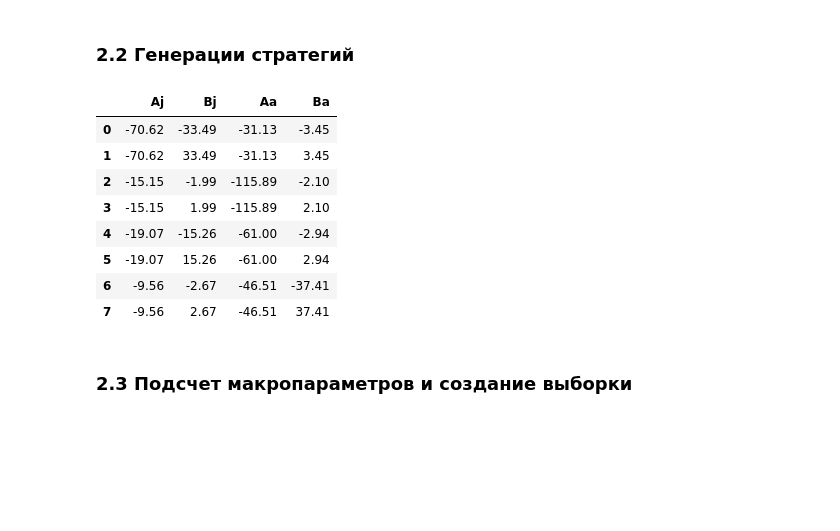
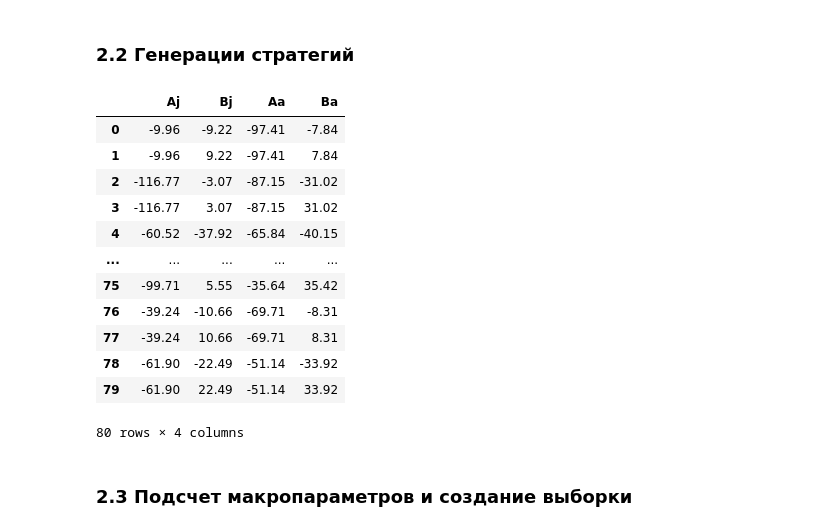
Before and after one commit to Breketov/MMPO, a Jupyter notebook: Project.ipynb, the cells around one changed output. Cells and saved outputs as stored; diff of their text form; code cells hidden in the pictures; blank space fills up the shorter version.

```diff
--- a/Project.ipynb
+++ b/Project.ipynb
@@ -219,42 +219,46 @@ def strategy(Nmax):
         A = []
         for i in range(0, Nmax):
             a = rn.randint(-D*100, 0)
             A.append(a)
         return A
     def rand_strat_B(a):
         A, B = [], []
         for i in range(0, Nmax):
             b = rn.randint(-min(-a[i], a[i] + D*100), 0)
             A.append(a[i]/100)
             B.append(b/100)
             A.append(a[i]/100)
             B.append(-b/100)
         return A, B
 
     a = rand_strat_A()
     A, B = rand_strat_B(a)
     data_strat1 = {'Aj': A, 'Bj': B}
     data1 = pd.DataFrame(data = data_strat1)
     a = rand_strat_A()
     A, B = rand_strat_B(a)
     data_strat2 = {'Aa': A, 'Ba': B}
     data2 = pd.DataFrame(data = data_strat2)
     data = pd.concat([data1, data2], axis=1)
     data.to_csv("data_strat.csv", index=False)
     return data
 
 data_strat = strategy(Nmax)
-data_strat[:8]
+data_strat
 # %% [output]
 |  | Aj | Bj | Aa | Ba |
-| 0 | -70.62 | -33.49 | -31.13 | -3.45 |
-| 1 | -70.62 | 33.49 | -31.13 | 3.45 |
-| 2 | -15.15 | -1.99 | -115.89 | -2.10 |
-| 3 | -15.15 | 1.99 | -115.89 | 2.10 |
-| 4 | -19.07 | -15.26 | -61.00 | -2.94 |
-| 5 | -19.07 | 15.26 | -61.00 | 2.94 |
-| 6 | -9.56 | -2.67 | -46.51 | -37.41 |
-| 7 | -9.56 | 2.67 | -46.51 | 37.41 |
+| 0 | -9.96 | -9.22 | -97.41 | -7.84 |
+| 1 | -9.96 | 9.22 | -97.41 | 7.84 |
+| 2 | -116.77 | -3.07 | -87.15 | -31.02 |
+| 3 | -116.77 | 3.07 | -87.15 | 31.02 |
+| 4 | -60.52 | -37.92 | -65.84 | -40.15 |
+| ... | ... | ... | ... | ... |
+| 75 | -99.71 | 5.55 | -35.64 | 35.42 |
+| 76 | -39.24 | -10.66 | -69.71 | -8.31 |
+| 77 | -39.24 | 10.66 | -69.71 | 8.31 |
+| 78 | -61.90 | -22.49 | -51.14 | -33.92 |
+| 79 | -61.90 | 22.49 | -51.14 | 33.92 |
+80 rows × 4 columns
 # %% [markdown]
 ### 2.3 Подсчет макропараметров и создание выборки
 # %%
```
Also changed, not shown: parts of 21 cells of this notebook, 10 other files.
